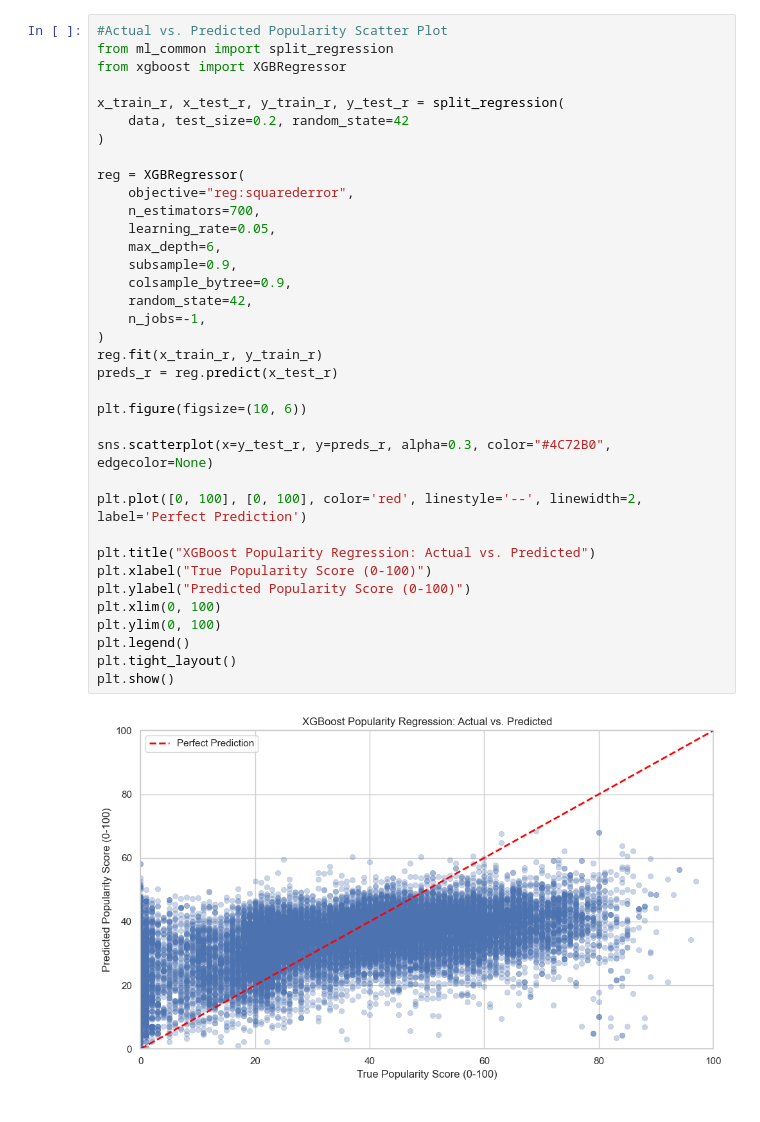
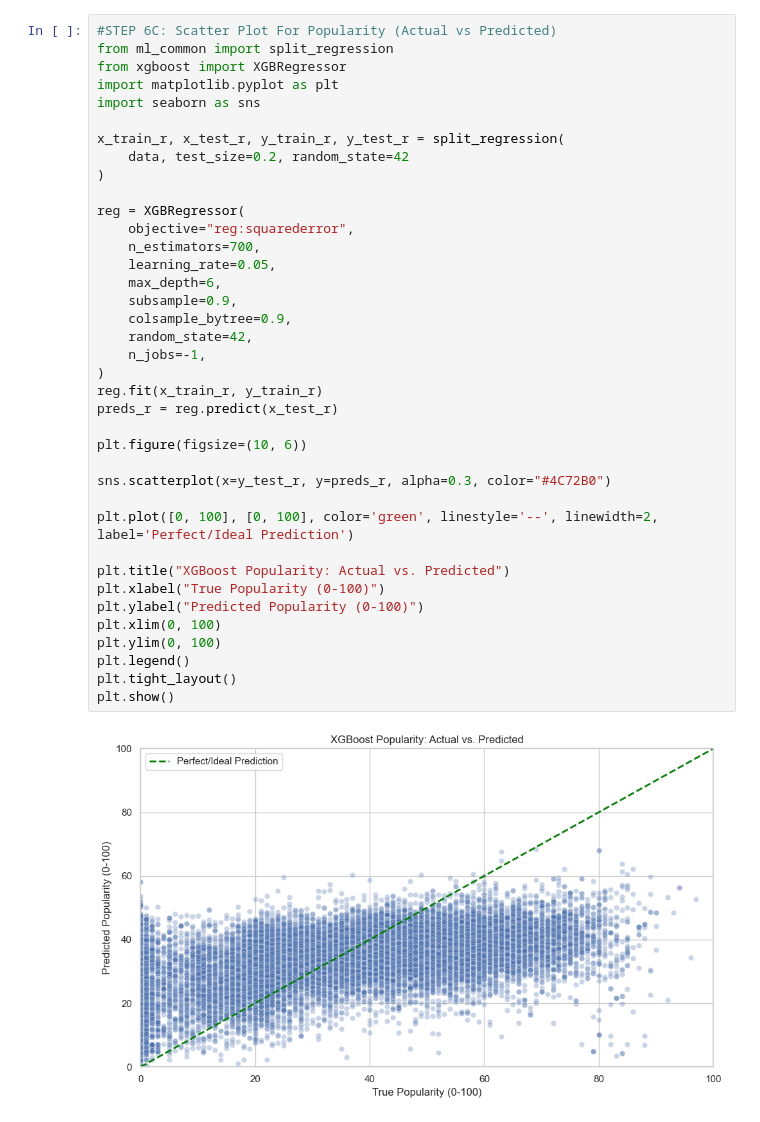
Before and after one commit to markmin3/MSE446-Project, a Jupyter notebook: MSE446_Final_Project.ipynb, the cells around one changed output. Saved outputs shown, nothing was run; the diff lists cells and outputs as text.

```diff
--- a/MSE446_Final_Project.ipynb
+++ b/MSE446_Final_Project.ipynb
@@ -200,39 +183,41 @@ Passing `palette` without assigning `hue` is deprecated and will be removed in v
 [figure]
 # %%
-#Actual vs. Predicted Popularity Scatter Plot
+#STEP 6C: Scatter Plot For Popularity (Actual vs Predicted)
 from ml_common import split_regression
 from xgboost import XGBRegressor
+import matplotlib.pyplot as plt
+import seaborn as sns
 
 x_train_r, x_test_r, y_train_r, y_test_r = split_regression(
     data, test_size=0.2, random_state=42
 )
 
 reg = XGBRegressor(
     objective="reg:squarederror",
     n_estimators=700,
     learning_rate=0.05,
     max_depth=6,
     subsample=0.9,
     colsample_bytree=0.9,
     random_state=42,
     n_jobs=-1,
 )
 reg.fit(x_train_r, y_train_r)
 preds_r = reg.predict(x_test_r)
 
 plt.figure(figsize=(10, 6))
 
-sns.scatterplot(x=y_test_r, y=preds_r, alpha=0.3, color="#4C72B0", edgecolor=None)
+sns.scatterplot(x=y_test_r, y=preds_r, alpha=0.3, color="#4C72B0")
 
-plt.plot([0, 100], [0, 100], color='red', linestyle='--', linewidth=2, label='Perfect Prediction')
+plt.plot([0, 100], [0, 100], color='green', linestyle='--', linewidth=2, label='Perfect/Ideal Prediction')
 
-plt.title("XGBoost Popularity Regression: Actual vs. Predicted")
-plt.xlabel("True Popularity Score (0-100)")
-plt.ylabel("Predicted Popularity Score (0-100)")
+plt.title("XGBoost Popularity: Actual vs. Predicted")
+plt.xlabel("True Popularity (0-100)")
+plt.ylabel("Predicted Popularity (0-100)")
 plt.xlim(0, 100)
 plt.ylim(0, 100)
 plt.legend()
 plt.tight_layout()
 plt.show()
 # %% [output]
-[figure, old version]
+[figure, new version]
```
Also changed, not shown: parts of 7 cells of this notebook.
